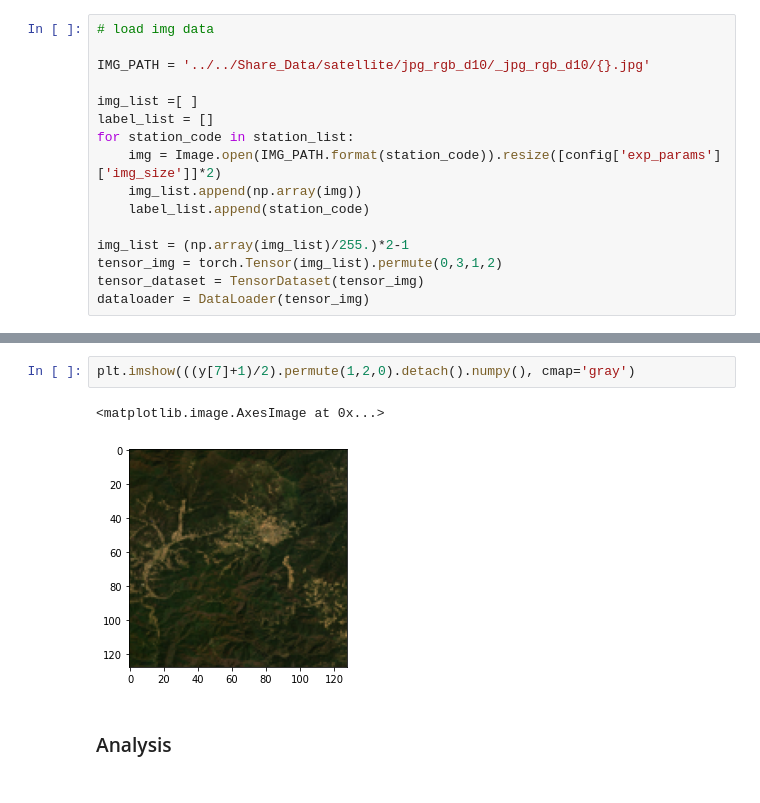
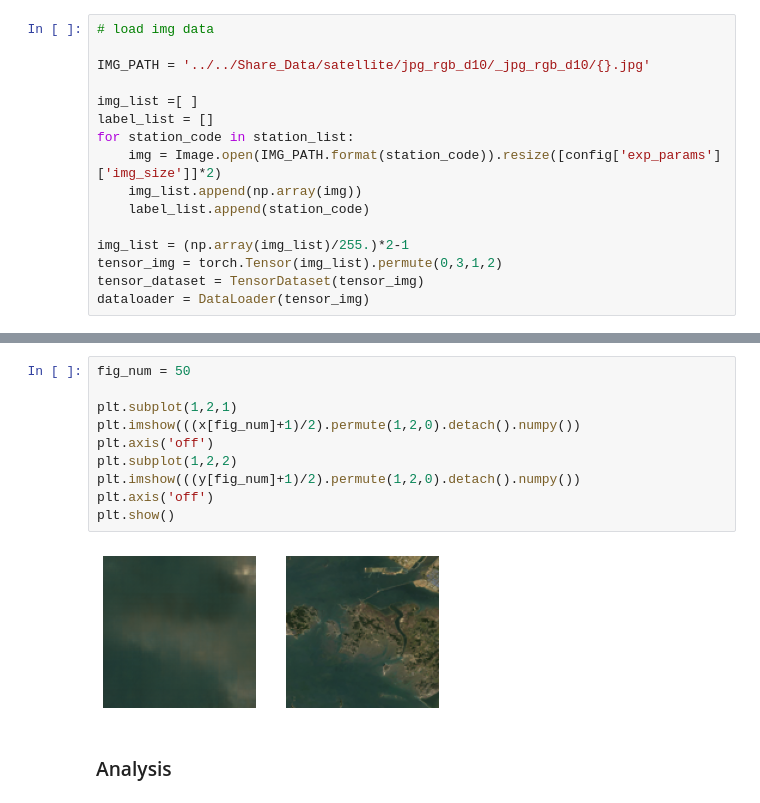
Before and after one commit to February24-Lee/PyTorch-VAE, a Jupyter notebook: _Analysis_VAE_latent_vector_analysis_with_windspeed_RGB.ipynb, the cells around one changed output, grey strips where cells are left out. Saved outputs shown, nothing was run; the diff lists cells and outputs as text.

```diff
--- a/_Analysis_VAE_latent_vector_analysis_with_windspeed_RGB.ipynb
+++ b/_Analysis_VAE_latent_vector_analysis_with_windspeed_RGB.ipynb
@@ -132,8 +82,15 @@ plt.imshow(((x[7]+1)/2).permute(1,2,0).detach().numpy(), cmap='gray')
-# %%
-plt.imshow(((y[7]+1)/2).permute(1,2,0).detach().numpy(), cmap='gray')
-# %% [output]
-<matplotlib.image.AxesImage at 0x...>
-[figure, removed]
+# %%
+fig_num = 50
+
+plt.subplot(1,2,1)
+plt.imshow(((x[fig_num]+1)/2).permute(1,2,0).detach().numpy())
+plt.axis('off')
+plt.subplot(1,2,2)
+plt.imshow(((y[fig_num]+1)/2).permute(1,2,0).detach().numpy())
+plt.axis('off')
+plt.show()
+# %% [output]
+[figure, added]
 # %% [markdown]
 ### Analysis
 # %%
```
Also changed, not shown: parts of 20 cells of this notebook, 5 other files.
